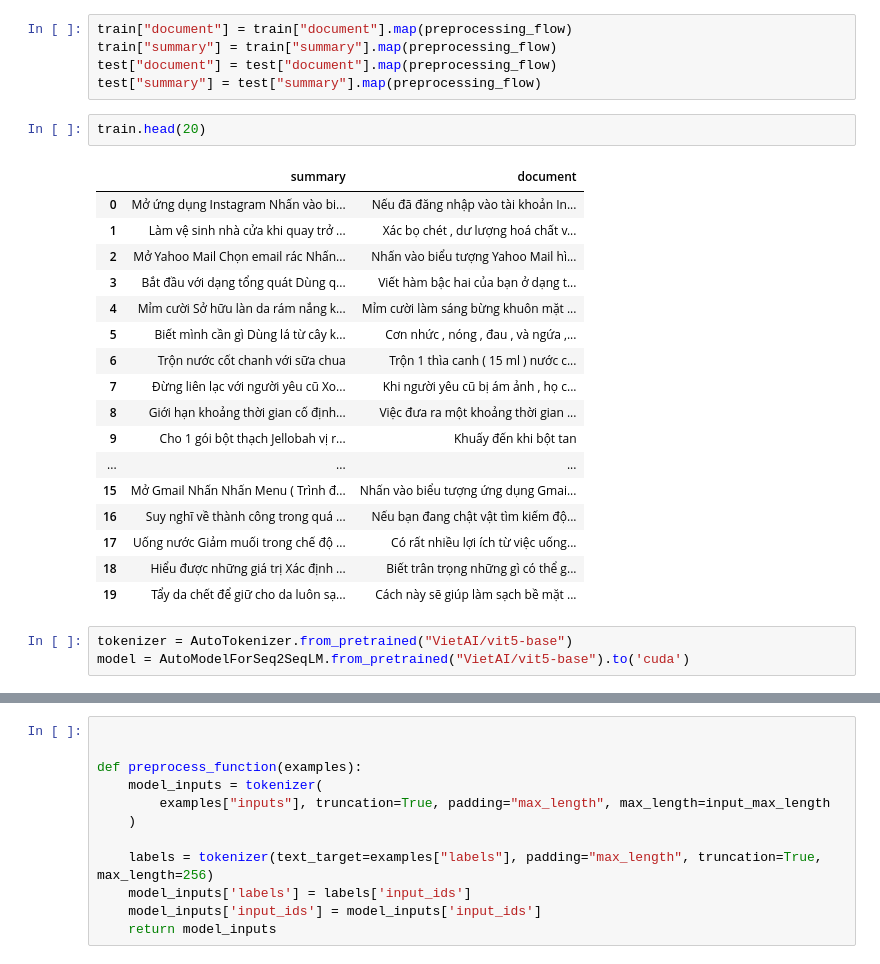
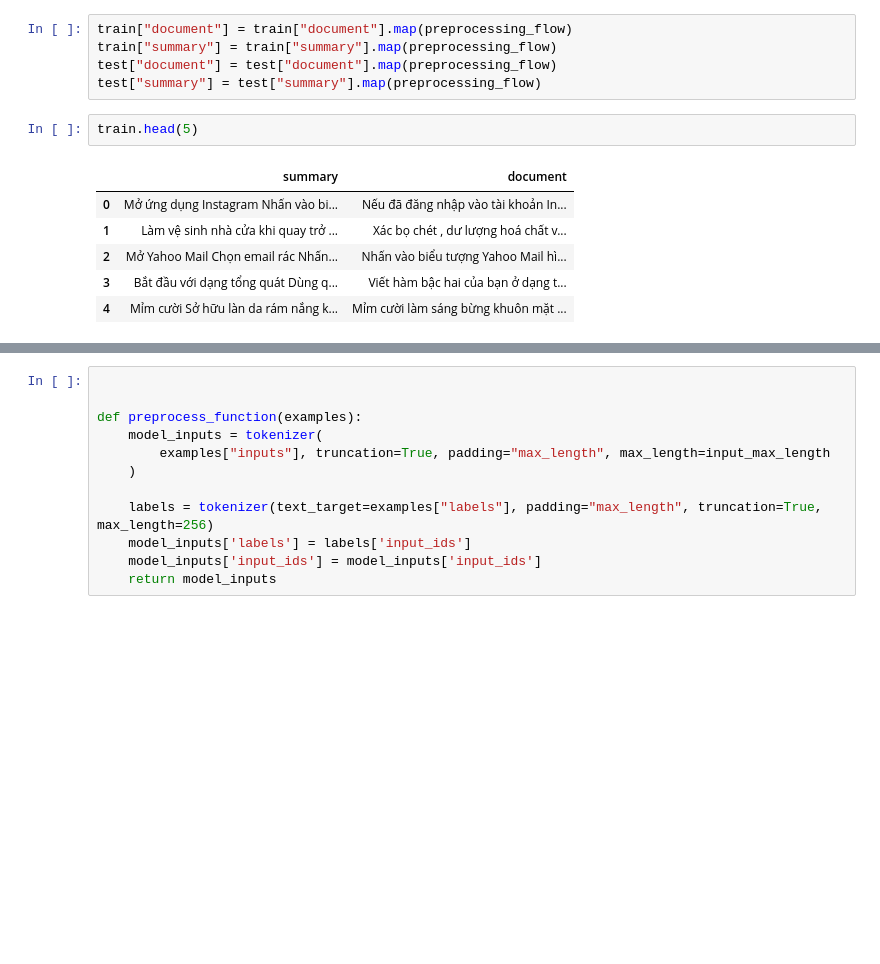
Before and after one commit to NBTailee/CS431-ViT5-reseach, a Jupyter notebook: ViT5-base-1024-wikilingua.ipynb, the cells around one changed output, grey strips where cells are left out. Saved outputs shown, nothing was run; the diff lists cells and outputs as text; blank space fills up the shorter version.

```diff
--- a/ViT5-base-1024-wikilingua.ipynb
+++ b/ViT5-base-1024-wikilingua.ipynb
@@ -61,25 +62,11 @@ train["summary"] = train["summary"].map(preprocessing_flow)
 test["document"] = test["document"].map(preprocessing_flow)
 test["summary"] = test["summary"].map(preprocessing_flow)
 # %%
-train.head(20)
+train.head(5)
 # %% [output]
 |  | summary | document |
 | 0 | Mở ứng dụng Instagram Nhấn vào bi... | Nếu đã đăng nhập vào tài khoản In... |
 | 1 | Làm vệ sinh nhà cửa khi quay trở ... | Xác bọ chét , dư lượng hoá chất v... |
 | 2 | Mở Yahoo Mail Chọn email rác Nhấn... | Nhấn vào biểu tượng Yahoo Mail hì... |
 | 3 | Bắt đầu với dạng tổng quát Dùng q... | Viết hàm bậc hai của bạn ở dạng t... |
 | 4 | Mỉm cười Sở hữu làn da rám nắng k... | Mỉm cười làm sáng bừng khuôn mặt ... |
-| 5 | Biết mình cần gì Dùng lá từ cây k... | Cơn nhức , nóng , đau , và ngứa ,... |
-| 6 | Trộn nước cốt chanh với sữa chua | Trộn 1 thìa canh ( 15 ml ) nước c... |
-| 7 | Đừng liên lạc với người yêu cũ Xo... | Khi người yêu cũ bị ám ảnh , họ c... |
-| 8 | Giới hạn khoảng thời gian cố định... | Việc đưa ra một khoảng thời gian ... |
-| 9 | Cho 1 gói bột thạch Jellobah vị r... | Khuấy đến khi bột tan |
-| ... | ... | ... |
-| 15 | Mở Gmail Nhấn Nhấn Menu ( Trình đ... | Nhấn vào biểu tượng ứng dụng Gmai... |
-| 16 | Suy nghĩ về thành công trong quá ... | Nếu bạn đang chật vật tìm kiếm độ... |
-| 17 | Uống nước Giảm muối trong chế độ ... | Có rất nhiều lợi ích từ việc uống... |
-| 18 | Hiểu được những giá trị Xác định ... | Biết trân trọng những gì có thể g... |
-| 19 | Tẩy da chết để giữ cho da luôn sạ... | Cách này sẽ giúp làm sạch bề mặt ... |
-# %%
-tokenizer = AutoTokenizer.from_pretrained("VietAI/vit5-base")
-model = AutoModelForSeq2SeqLM.from_pretrained("VietAI/vit5-base").to('cuda')
```
Also changed, not shown: parts of 9 cells of this notebook.
